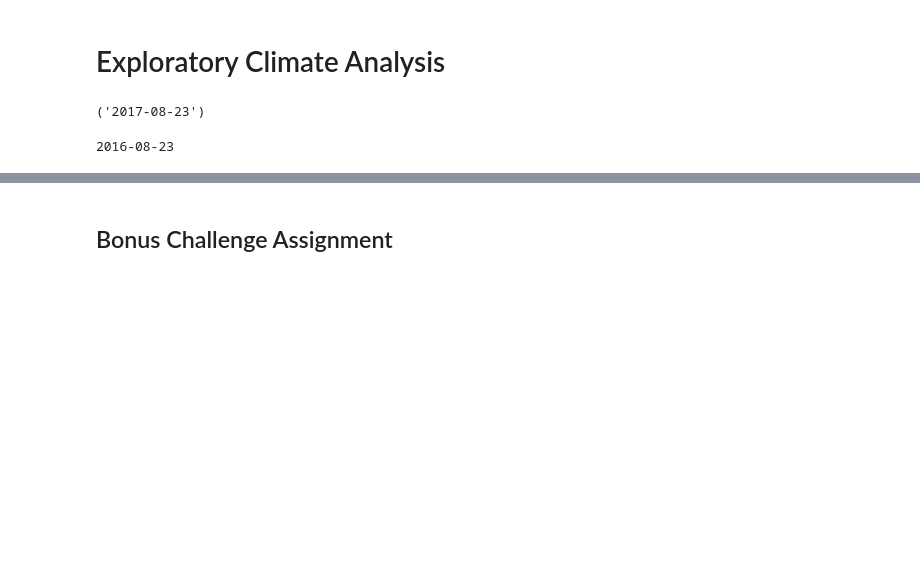
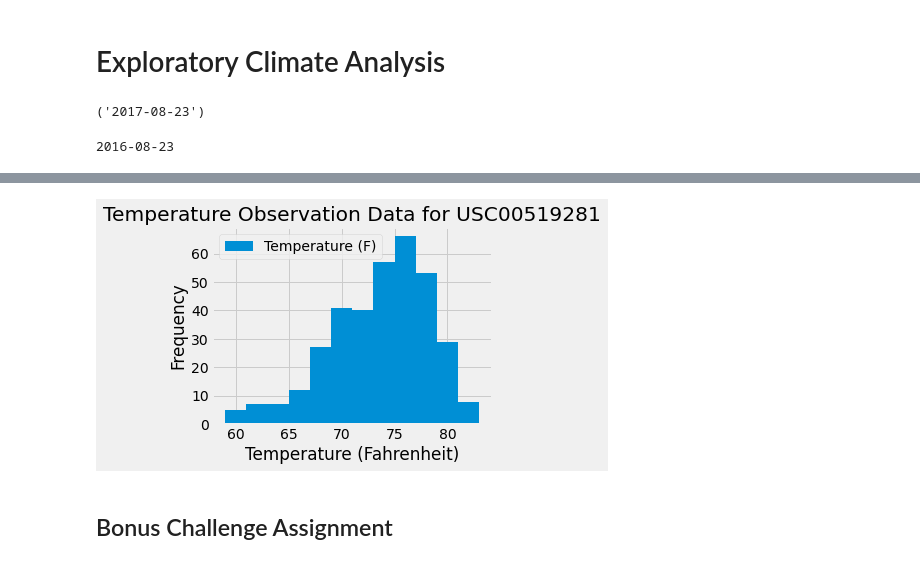
Before and after one commit to natlass/sqlalchemy-challenge, a Jupyter notebook: climate_starter.ipynb, the cells around one changed output, grey strips where cells are left out. Saved outputs shown, nothing was run; the diff lists cells and outputs as text; code cells hidden in the pictures; blank space fills up the shorter version.

```diff
--- a/climate_starter.ipynb
+++ b/climate_starter.ipynb
@@ -110,3 +166,7 @@ ConversionError: Failed to convert value(s) to axis units: 'date'
 # %%
 # Choose the station with the highest number of temperature observations.
 # Query the last 12 months of temperature observation data for this station and plot the results as a histogram
+obs = session.query(measurement.date, measurement.tobs).\
+    filter(measurement.station == 'USC00519281').\
+    filter(measurement.date >= '2016-08-23').all()
+obs
@@ -113,3 +191,14 @@ ConversionError: Failed to convert value(s) to axis units: 'date'
+# %%
+obs_df = pd.DataFrame(obs, columns=['Date', 'Temperature (F)'])
+fig, ax = plt.subplots()
+obs_df.plot.hist(bins=12, ax=ax)
+plt.title("Temperature Observation Data for USC00519281")
+plt.xlabel("Temperature (Fahrenheit)")
+plt.ylabel("Frequency")
+plt.tight_layout()
+plt.show()
+# %% [output]
+[figure, added]
 # %% [markdown]
 ## Bonus Challenge Assignment
 # %%
```
Also changed, not shown: parts of 9 cells of this notebook.
